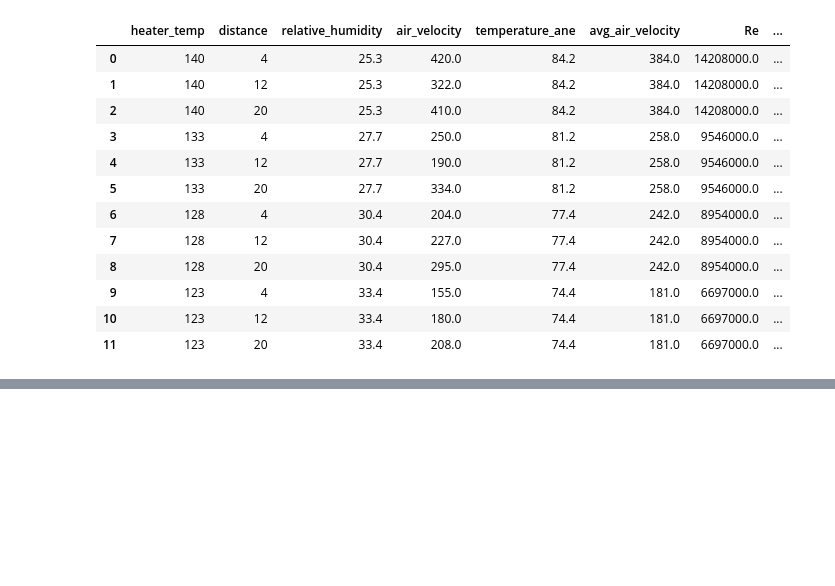
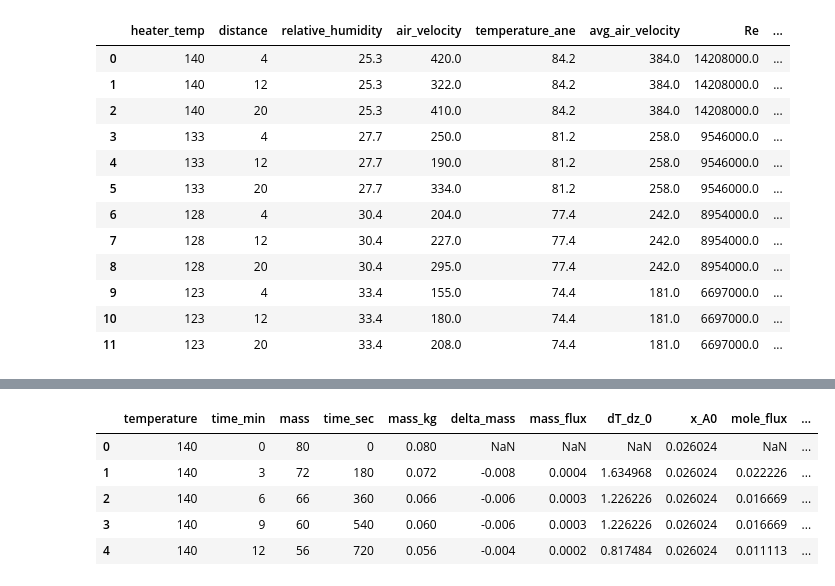
Before and after one commit to rahilisashaik/cbe154, a Jupyter notebook: mass-transfer/MT-data-analysis.ipynb, the cells around one changed output, grey strips where cells are left out. Cells and saved outputs as stored; diff of their text form; code cells hidden in the pictures; blank space fills up the shorter version.

```diff
--- a/mass-transfer/MT-data-analysis.ipynb
+++ b/mass-transfer/MT-data-analysis.ipynb
@@ -652,0 +667,9 @@ It seems that the flow regime is laminar for all temperatures
+# %%
+df_mass.head(5)
+# %% [output]
+|  | temperature | time_min | mass | time_sec | mass_kg | delta_mass | mass_flux | dT_dz_0 | x_A0 | mole_flux | ... |
+| 0 | 140 | 0 | 80 | 0 | 0.080 | NaN | NaN | NaN | 0.026024 | NaN | ... |
+| 1 | 140 | 3 | 72 | 180 | 0.072 | -0.008 | 0.0004 | 1.634968 | 0.026024 | 0.022226 | ... |
+| 2 | 140 | 6 | 66 | 360 | 0.066 | -0.006 | 0.0003 | 1.226226 | 0.026024 | 0.016669 | ... |
+| 3 | 140 | 9 | 60 | 540 | 0.060 | -0.006 | 0.0003 | 1.226226 | 0.026024 | 0.016669 | ... |
+| 4 | 140 | 12 | 56 | 720 | 0.056 | -0.004 | 0.0002 | 0.817484 | 0.026024 | 0.011113 | ... |
```
Also changed, not shown: parts of 10 cells of this notebook.
